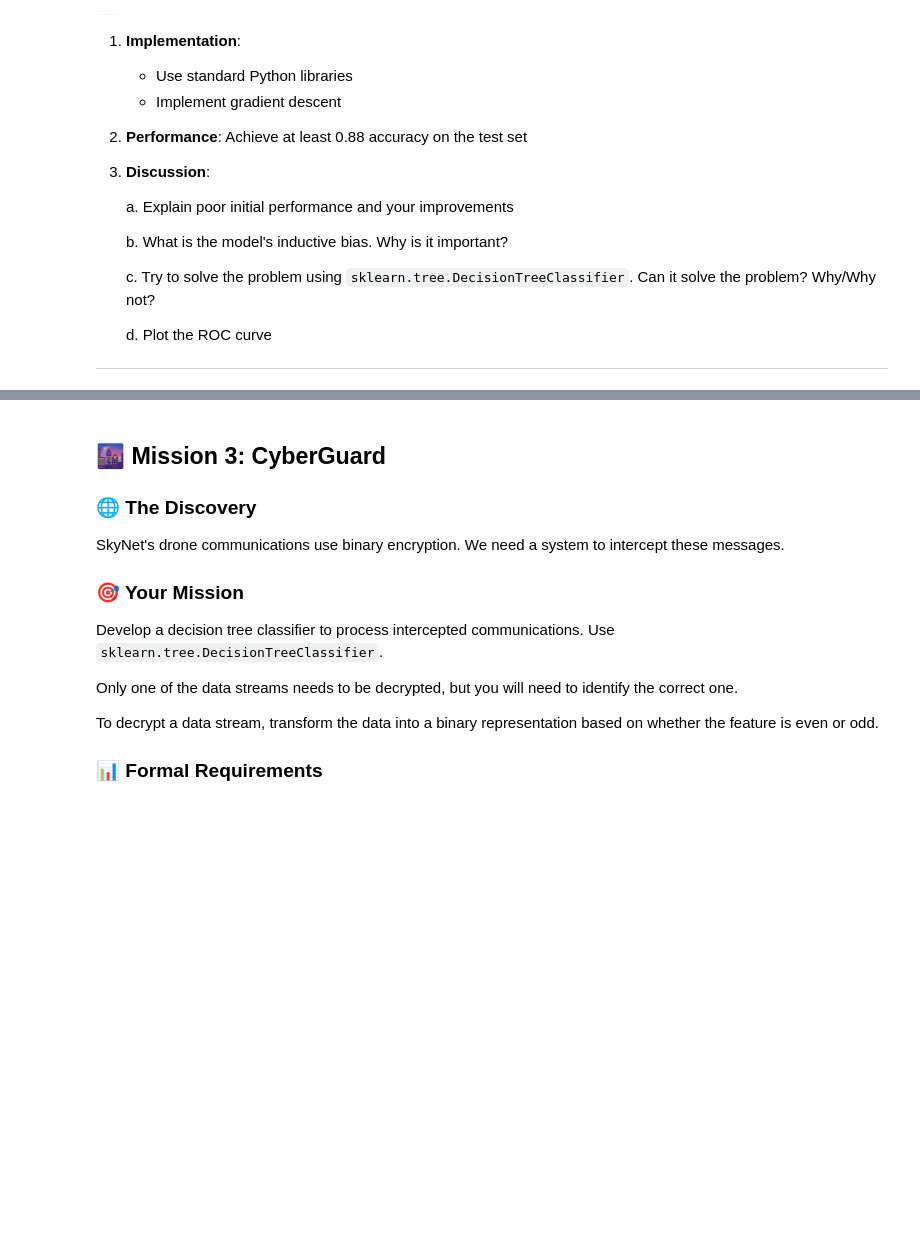
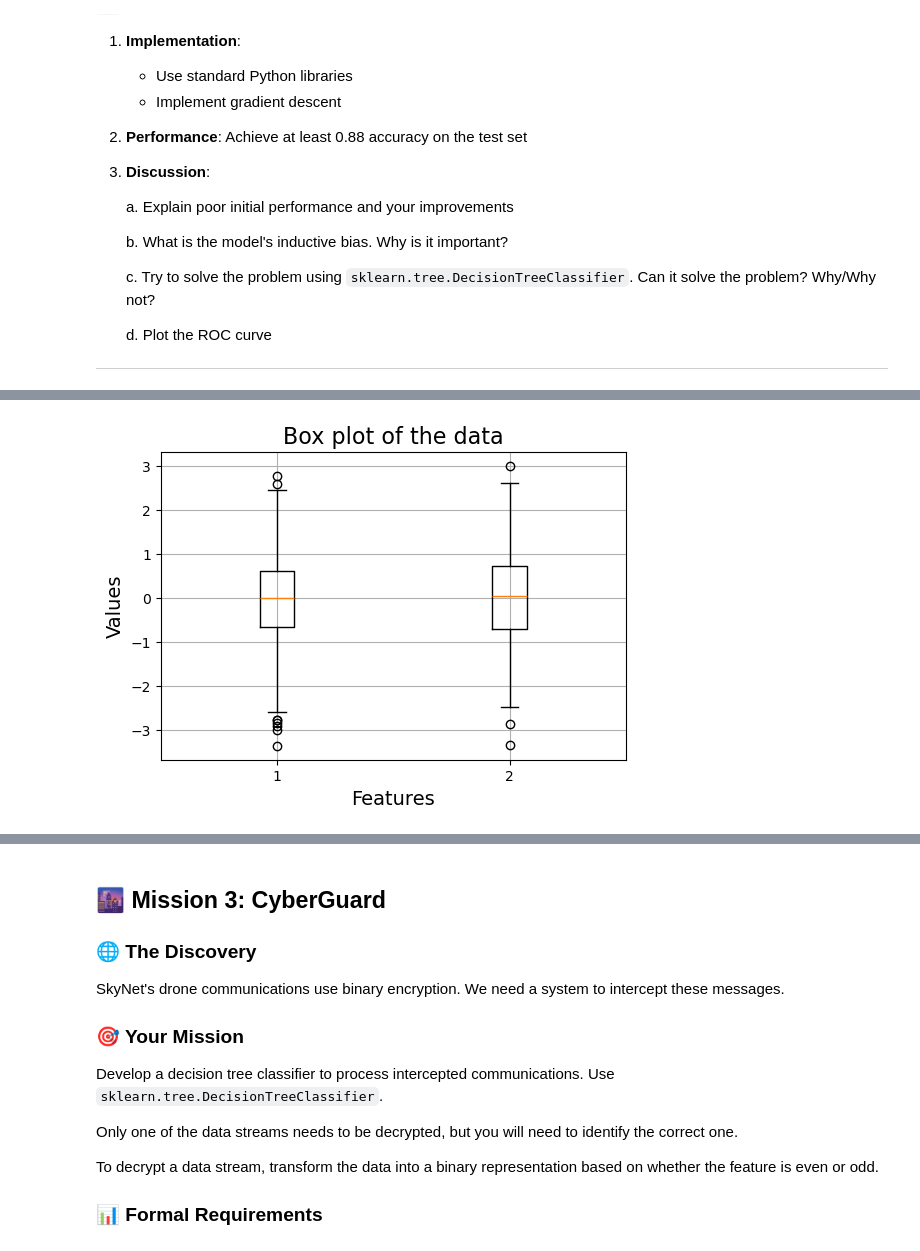
Before and after one commit to MatissPod/Intro-ML, a Jupyter notebook: Assignment1(1)/Assignment1/Chapter_1.ipynb, the cells around one changed output, grey strips where cells are left out. Cells and saved outputs as stored; diff of their text form; code cells hidden in the pictures; blank space fills up the shorter version.

```diff
--- a/Assignment1(1)/Assignment1/Chapter_1.ipynb
+++ b/Assignment1(1)/Assignment1/Chapter_1.ipynb
@@ -184,0 +207,11 @@ test = data[data['split'] == 'test']
+# %%
+# box plot of the data
+plt.figure(figsize=(6, 4))
+plt.boxplot(train)
+plt.grid(True)
+plt.xlabel('Features', fontsize=14)
+plt.ylabel('Values', fontsize=14)
+plt.title('Box plot of the data', fontsize=16)
+plt.show()
+# %% [output]
+[figure, added]
```
Also changed, not shown: parts of 4 cells of this notebook.
